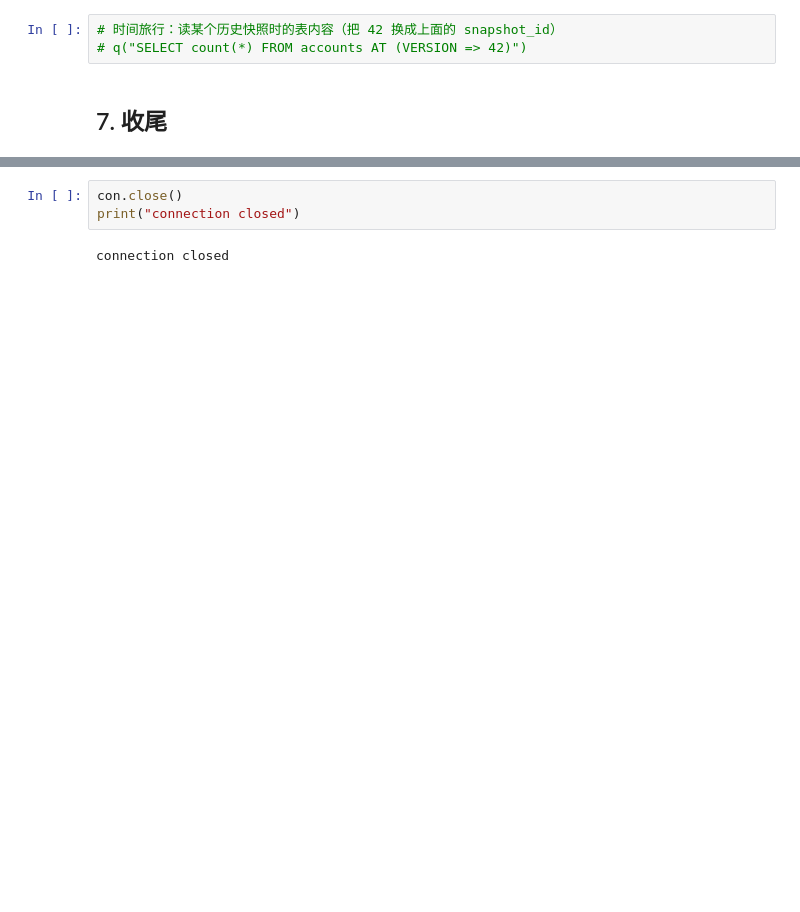
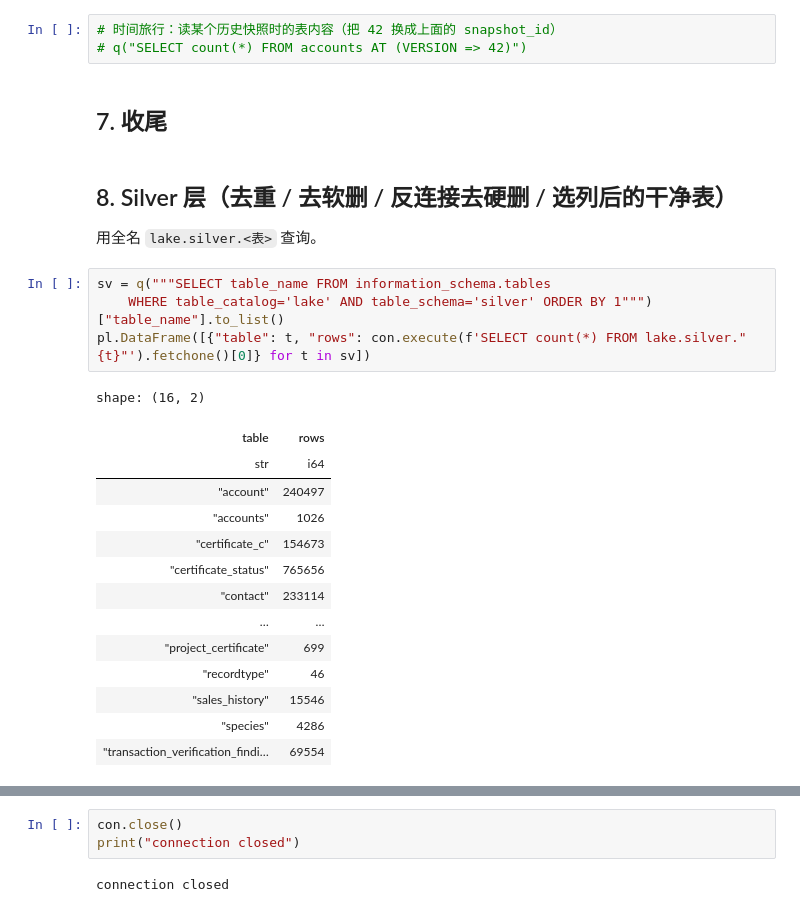
Before and after one commit to ChongSeanZeng/dagster, a Jupyter notebook: explore_ducklake.ipynb, the cells around one changed output, grey strips where cells are left out. Saved outputs shown, nothing was run; the diff lists cells and outputs as text; blank space fills up the shorter version.

```diff
--- a/explore_ducklake.ipynb
+++ b/explore_ducklake.ipynb
@@ -210,3 +221,26 @@ shape: (10, 3)
 # q("SELECT count(*) FROM accounts AT (VERSION => 42)")
 # %% [markdown]
 ## 7. 收尾
+# %% [markdown]
+## 8. Silver 层（去重 / 去软删 / 反连接去硬删 / 选列后的干净表）
+
+用全名 `lake.silver.<表>` 查询。
+# %%
+sv = q("""SELECT table_name FROM information_schema.tables
+    WHERE table_catalog='lake' AND table_schema='silver' ORDER BY 1""")["table_name"].to_list()
+pl.DataFrame([{"table": t, "rows": con.execute(f'SELECT count(*) FROM lake.silver."{t}"').fetchone()[0]} for t in sv])
+# %% [output]
+shape: (16, 2)
+| table | rows |
+| str | i64 |
+| "account" | 240497 |
+| "accounts" | 1026 |
+| "certificate_c" | 154673 |
+| "certificate_status" | 765656 |
+| "contact" | 233114 |
+| … | … |
+| "project_certificate" | 699 |
+| "recordtype" | 46 |
+| "sales_history" | 15546 |
+| "species" | 4286 |
+| "transaction_verification_findi… | 69554 |
```
Also changed, not shown: parts of 9 cells of this notebook, 4 other files.
